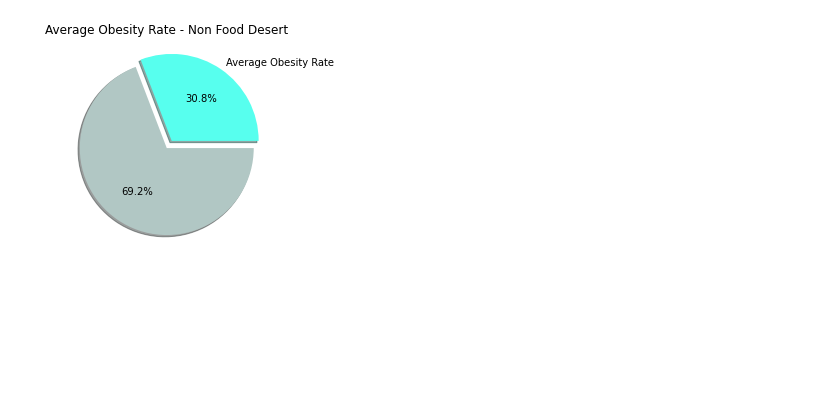
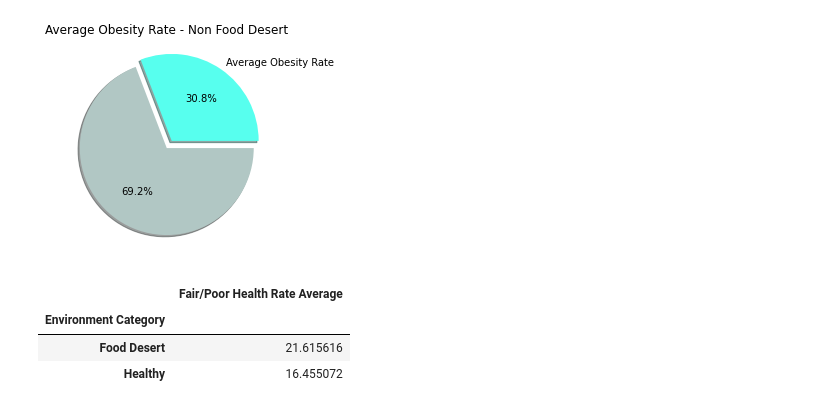
Before and after one commit to Ssimoes48/Food-Deserts-Analysis, a Jupyter notebook: Pie_Plots_2.ipynb, the cells around one changed output. Cells and saved outputs as stored; diff of their text form; code cells hidden in the pictures; blank space fills up the shorter version.

```diff
--- a/Pie_Plots_2.ipynb
+++ b/Pie_Plots_2.ipynb
@@ -295,0 +298,17 @@ Text(0.5, 1.0, 'Average Obesity Rate - Non Food Desert')
+# %%
+#Creating a column for food environment categories
+combined_med_df["Environment Category"] = binned_if_desert
+combined_med_df.reset_index(drop=True,inplace=True)
+# %%
+#Creating series for each parameter. Calculating the average fair/poor health rate in each environment.
+poor_health_average = combined_med_df.groupby("Environment Category")["% Fair/Poor"].mean()
+# %%
+#Create dataframe to hold data
+poorhealth_byenv_df = pd.DataFrame(
+    {"Fair/Poor Health Rate Average": poor_health_average})
+poorhealth_byenv_df
+# %% [output]
+|  | Fair/Poor Health Rate Average |
+| Environment Category |  |
+| Food Desert | 21.615616 |
+| Healthy | 16.455072 |
```
Also changed, not shown: parts of 13 cells of this notebook.
